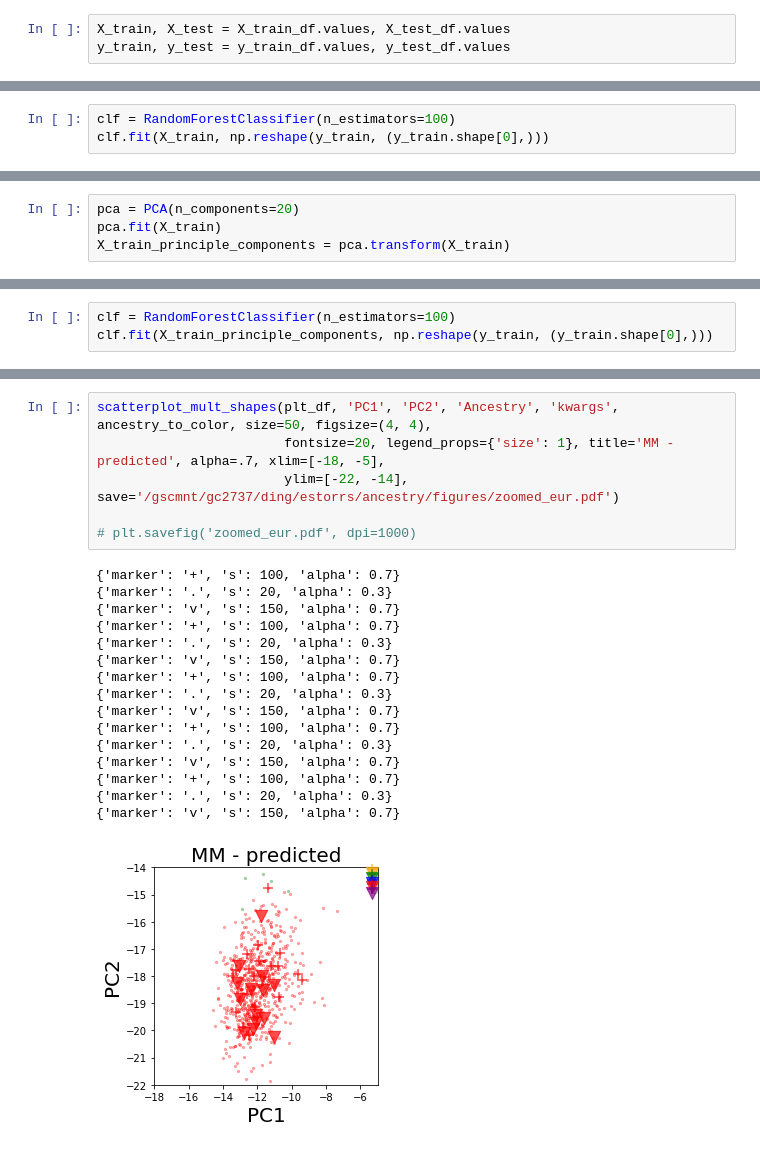
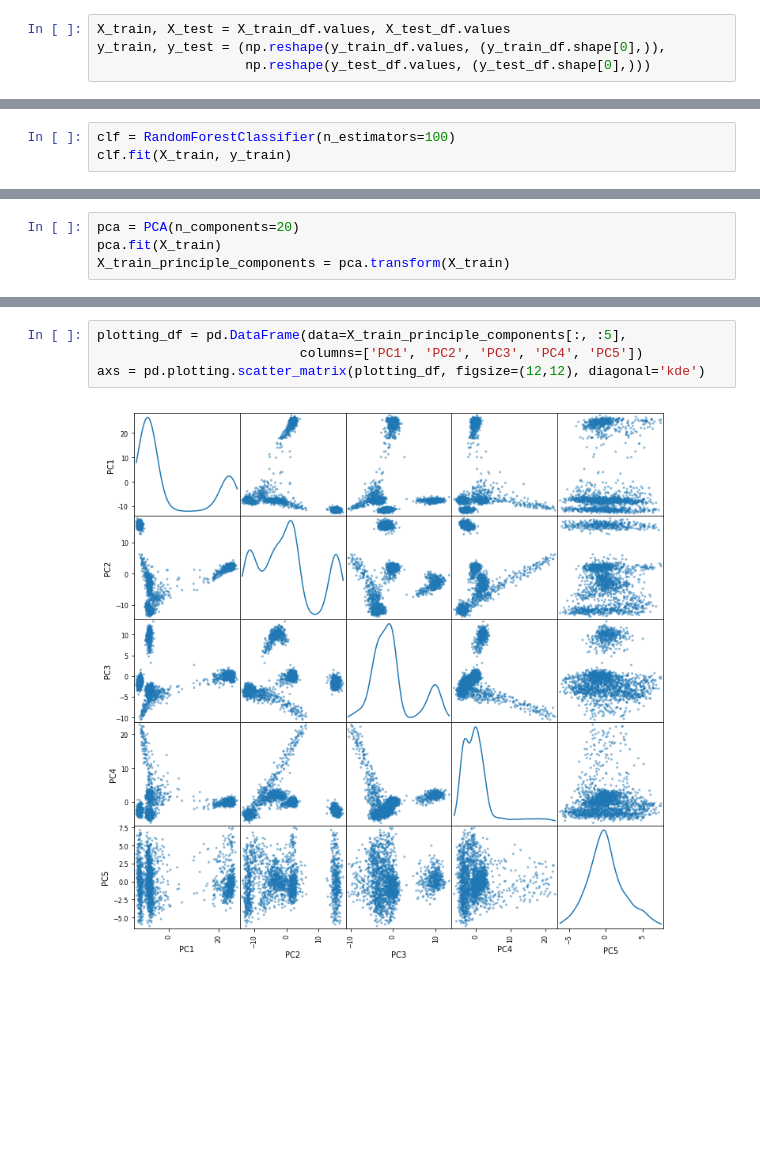
Before and after one commit to estorrs/slu-machine-learning-demo, a Jupyter notebook: ancestry_demo.ipynb, the cells around one changed output, grey strips where cells are left out. Drawn from its saved outputs; the diff is of its cells as text; blank space fills up the shorter version.

```diff
--- a/ancestry_demo.ipynb
+++ b/ancestry_demo.ipynb
@@ -198,6 +146,7 @@ y_train_df.head()
 # %%
 X_train, X_test = X_train_df.values, X_test_df.values
-y_train, y_test = y_train_df.values, y_test_df.values
+y_train, y_test = (np.reshape(y_train_df.values, (y_train_df.shape[0],)),
+                   np.reshape(y_test_df.values, (y_test_df.shape[0],)))
 # %%
 X_train
 # %% [output]
@@ -235,6 +178,6 @@ array([[0., 1., 0., ..., 1., 0., 0.],
 # %%
 clf = RandomForestClassifier(n_estimators=100)
-clf.fit(X_train, np.reshape(y_train, (y_train.shape[0],)))
+clf.fit(X_train, y_train)
 # %% [output]
 RandomForestClassifier(bootstrap=True, class_weight=None, criterion='gini',
             max_depth=None, max_features='auto', max_leaf_nodes=None,
@@ -325,3 +205,0 @@ X_train_principle_components = scaler.transform(X_train_principle_components)
-# %%
-clf = RandomForestClassifier(n_estimators=100)
-clf.fit(X_train_principle_components, np.reshape(y_train, (y_train.shape[0],)))
@@ -1041,23 +206,6 @@ lims
-# %%
-scatterplot_mult_shapes(plt_df, 'PC1', 'PC2', 'Ancestry', 'kwargs', ancestry_to_color, size=50, figsize=(4, 4),
-                        fontsize=20, legend_props={'size': 1}, title='MM - predicted', alpha=.7, xlim=[-18, -5],
-                        ylim=[-22, -14], save='/gscmnt/gc2737/ding/estorrs/ancestry/figures/zoomed_eur.pdf')
-
-# plt.savefig('zoomed_eur.pdf', dpi=1000)
-# %% [output]
-{'marker': '+', 's': 100, 'alpha': 0.7}
-{'marker': '.', 's': 20, 'alpha': 0.3}
-{'marker': 'v', 's': 150, 'alpha': 0.7}
-{'marker': '+', 's': 100, 'alpha': 0.7}
-{'marker': '.', 's': 20, 'alpha': 0.3}
-{'marker': 'v', 's': 150, 'alpha': 0.7}
-{'marker': '+', 's': 100, 'alpha': 0.7}
-{'marker': '.', 's': 20, 'alpha': 0.3}
-{'marker': 'v', 's': 150, 'alpha': 0.7}
-{'marker': '+', 's': 100, 'alpha': 0.7}
-{'marker': '.', 's': 20, 'alpha': 0.3}
-{'marker': 'v', 's': 150, 'alpha': 0.7}
-{'marker': '+', 's': 100, 'alpha': 0.7}
-{'marker': '.', 's': 20, 'alpha': 0.3}
-{'marker': 'v', 's': 150, 'alpha': 0.7}
-[figure, removed]
+# %%
+plotting_df = pd.DataFrame(data=X_train_principle_components[:, :5],
+                          columns=['PC1', 'PC2', 'PC3', 'PC4', 'PC5'])
+axs = pd.plotting.scatter_matrix(plotting_df, figsize=(12,12), diagonal='kde')
+# %% [output]
+[figure, added]
```
Also changed, not shown: parts of 123 cells of this notebook.
